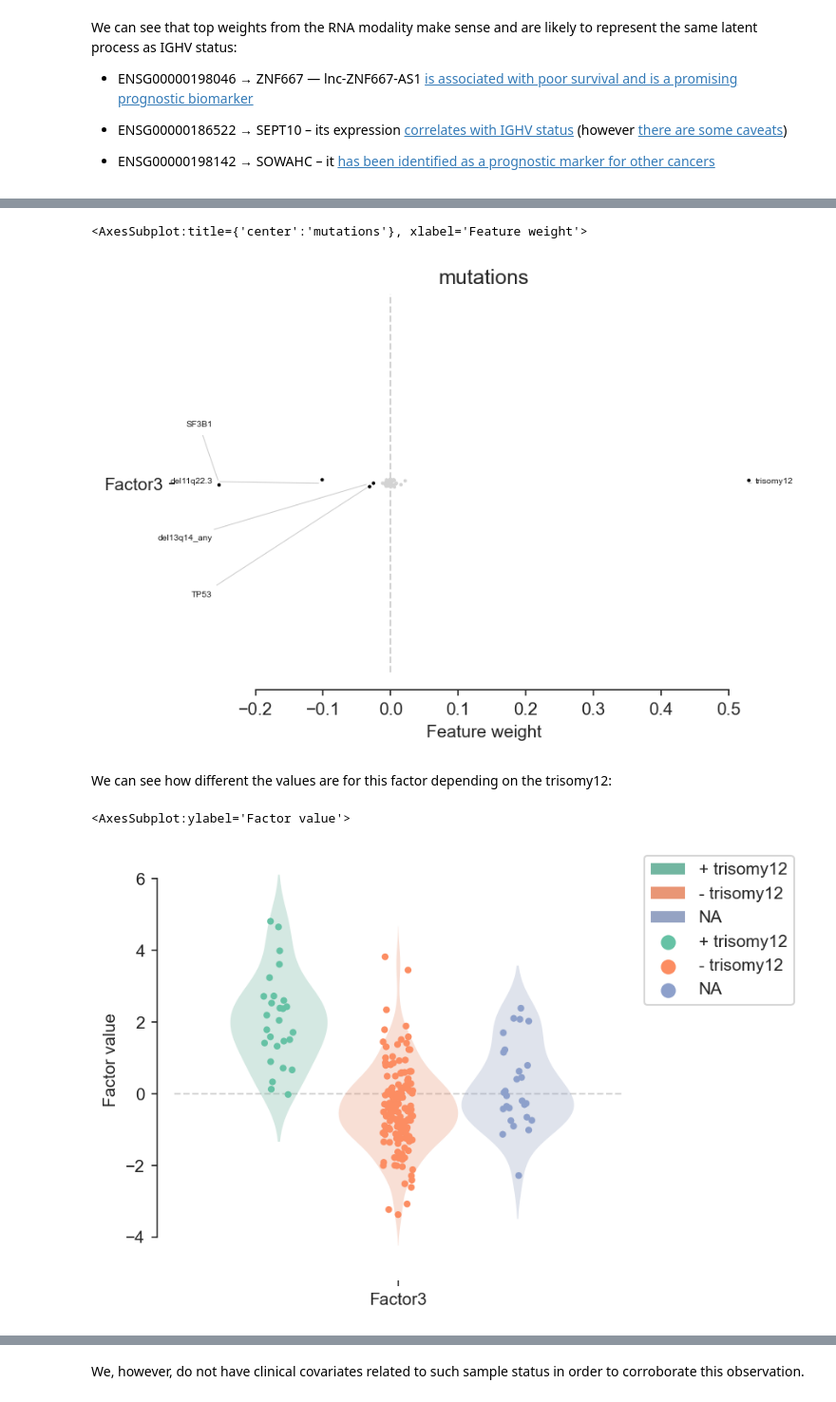
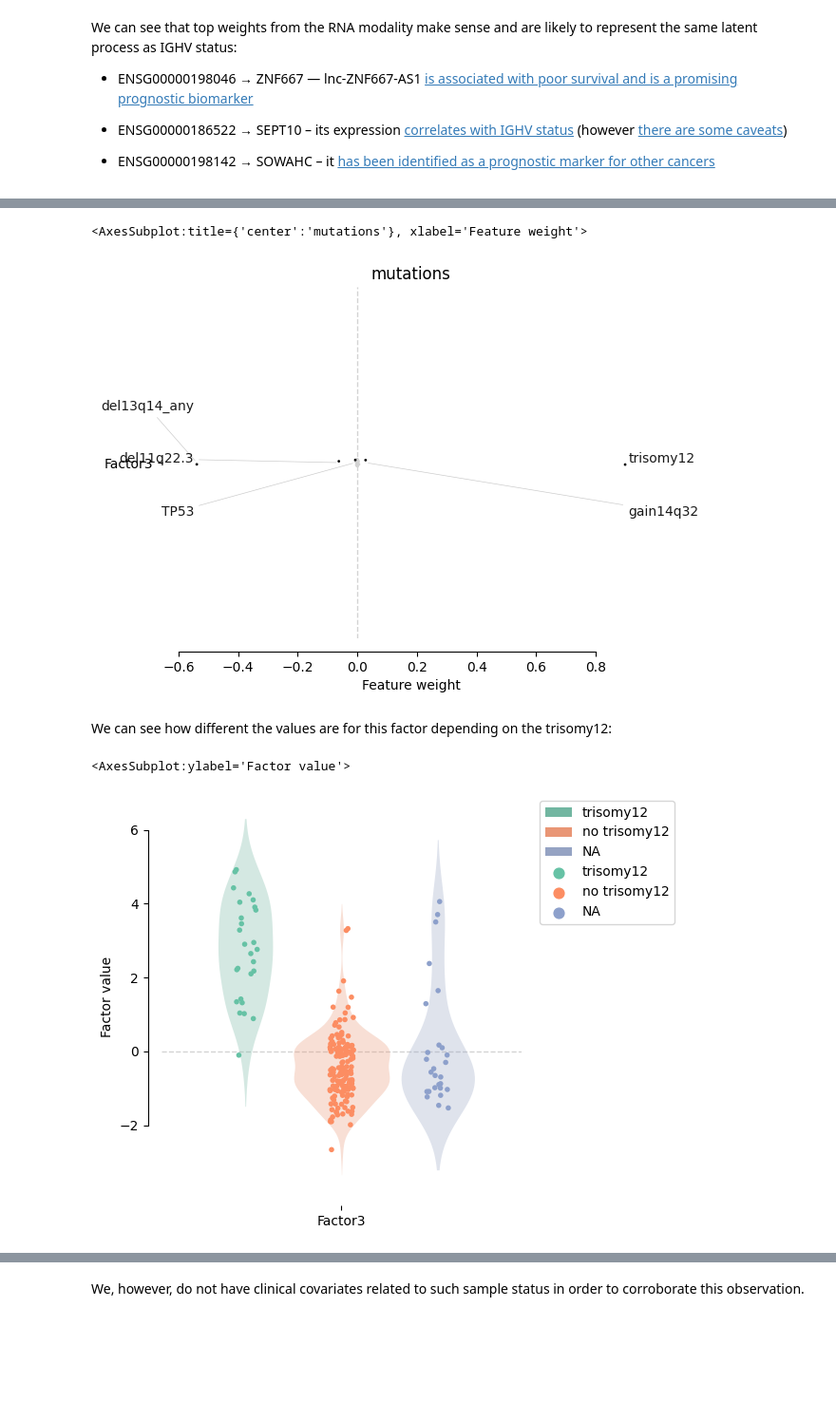
Before and after one commit to scverse/muon-tutorials, a Jupyter notebook: CLL.ipynb, the cells around one changed output, grey strips where cells are left out. Shown: that part at 95% size. Drawn from its saved outputs; the diff is of its cells as text; code cells hidden in the pictures; blank space fills up the shorter version.

```diff
--- a/CLL.ipynb
+++ b/CLL.ipynb
@@ -8,8 +8,5 @@ import muon as mu
 import numpy as np
 import pandas as pd
 import mofax as mofa
-# %%
-from matplotlib import rcParams
-rcParams["figure.dpi"] = 150
 # %% [markdown]
 # Load data
@@ -118,5 +128,3 @@ We can see that top weights from the RNA modality make sense and are likely to r
 - ENSG00000186522 &rarr; SEPT10 – its expression [correlates with IGHV status](https://www.nature.com/articles/2404220) (however [there are some caveats](https://www.nature.com/articles/2404867))
 
 - ENSG00000198142 &rarr; SOWAHC – it [has been identified as a prognostic marker for other cancers](https://www.spandidos-publications.com/mmr/21/3/1285)
-# %%
-model.metadata.IGHV_status = model.metadata.IGHV_status.astype(str).astype('category').replace({'0.0': '- IGHV', '1.0': '+ IGHV', 'nan': 'NA'})
@@ -127,0 +131,8 @@ mofa.plot_factors_violin(model, factors=0, dots=True, violins=False, color="IGHV
+# %%
+model.metadata.IGHV_status = (
+    model.metadata.IGHV_status.astype(str).
+        replace({'1.0': 'mutated', '0.0': 'unmutated'}).
+        astype('category').cat.reorder_categories(["mutated", "unmutated", "nan"])
+)
+
+mofa.plot_factors_violin(model, factors=0, dots=True, violins=False, color="IGHV_status", palette="Set2")
@@ -130,14 +151,18 @@ mofa.plot_factors_violin(model, factors=0, dots=True, violins=False, color="IGHV
 # %%
-mofa.plot_weights(model, views=['mutations'], factors=2, zero_line=True, ncols=1)
+mofa.plot_weights(model, views=['mutations'], factors=2, label_size=10)
 # %% [output]
 <AxesSubplot:title={'center':'mutations'}, xlabel='Feature weight'>
-[figure, old version]
+[figure, new version]
 # %% [markdown]
 We can see how different the values are for this factor depending on the trisomy12:
 # %%
-model.metadata.trisomy12 = model.metadata.trisomy12.astype(str).astype('category').replace({'0.0': '- trisomy12', '1.0': '+ trisomy12', 'nan': 'NA'})
-mofa.plot_factors_violin(model, factors=2, violins=True, violins_alpha=.3, dots=True, color="trisomy12")
+model.metadata.trisomy12 = (
+    model.metadata.trisomy12.astype(str).
+        replace({'1.0': 'trisomy12', '0.0': 'no trisomy12', 'nan': 'NA'}).
+        astype('category').cat.reorder_categories(['trisomy12', 'no trisomy12', 'NA'])
+)
+mofa.plot_factors_violin(model, factors=2, violins=True, violins_alpha=.3, dots=True, color="trisomy12", palette="Set2")
 # %% [output]
 <AxesSubplot:ylabel='Factor value'>
-[figure, old version]
+[figure, new version]
 # %% [markdown]
```
Also changed, not shown: parts of 24 cells of this notebook.
